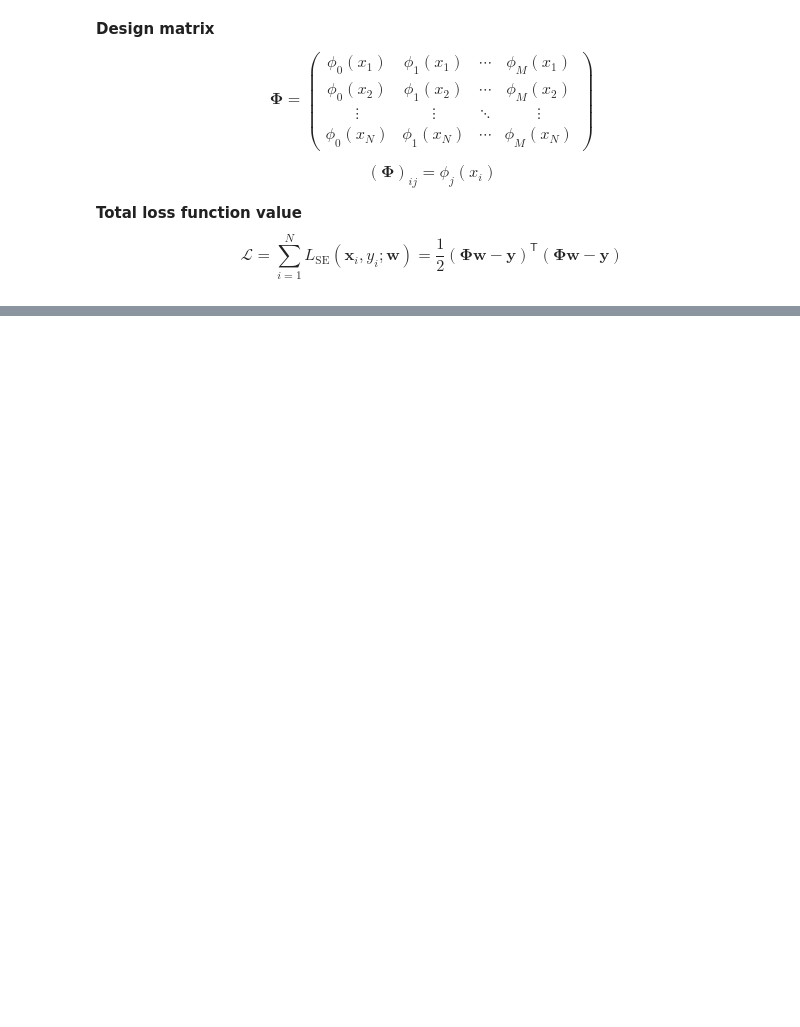
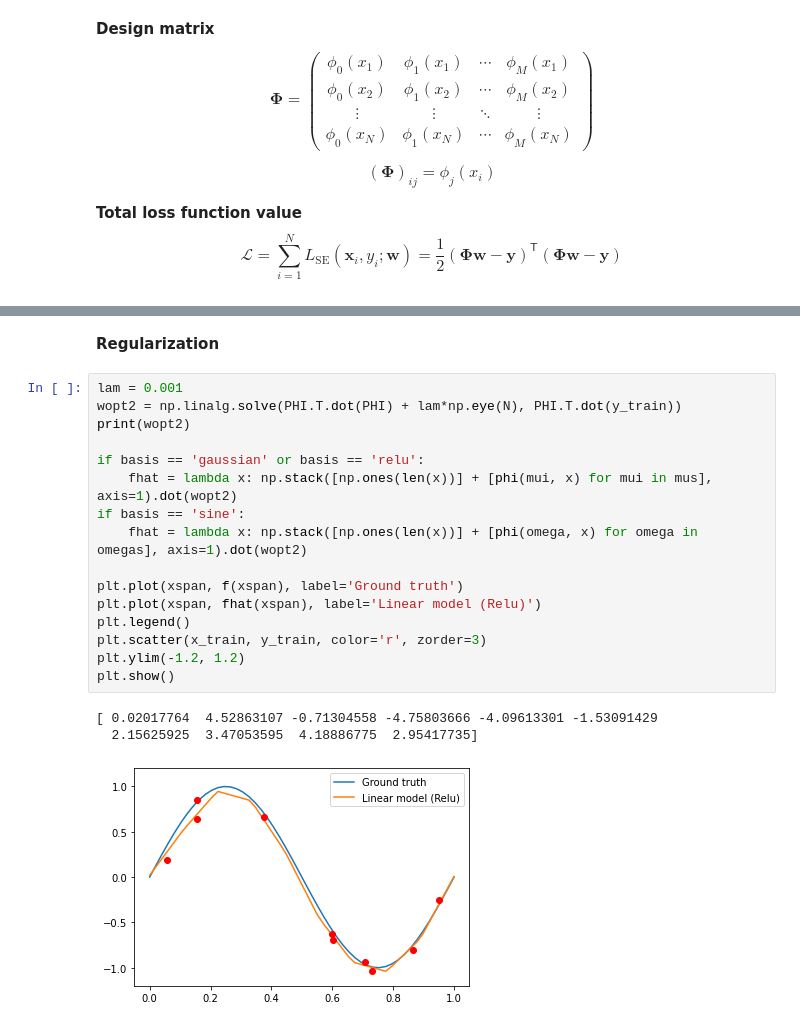
Before and after one commit to cdl-hanyang/cdl2022-s-ml, a Jupyter notebook: week2_1_linear_models.ipynb, the cells around one changed output, grey strips where cells are left out. Saved outputs shown, nothing was run; the diff lists cells and outputs as text; blank space fills up the shorter version.

```diff
--- a/week2_1_linear_models.ipynb
+++ b/week2_1_linear_models.ipynb
@@ -96,0 +99,22 @@ plt.show()
+# %% [markdown]
+**Regularization**
+# %%
+lam = 0.001
+wopt2 = np.linalg.solve(PHI.T.dot(PHI) + lam*np.eye(N), PHI.T.dot(y_train))
+print(wopt2)
+
+if basis == 'gaussian' or basis == 'relu':
+    fhat = lambda x: np.stack([np.ones(len(x))] + [phi(mui, x) for mui in mus], axis=1).dot(wopt2)
+if basis == 'sine':
+    fhat = lambda x: np.stack([np.ones(len(x))] + [phi(omega, x) for omega in omegas], axis=1).dot(wopt2)
+
+plt.plot(xspan, f(xspan), label='Ground truth')
+plt.plot(xspan, fhat(xspan), label='Linear model (Relu)')
+plt.legend()
+plt.scatter(x_train, y_train, color='r', zorder=3)
+plt.ylim(-1.2, 1.2)
+plt.show()
+# %% [output]
+[ 0.02017764  4.52863107 -0.71304558 -4.75803666 -4.09613301 -1.53091429
+  2.15625925  3.47053595  4.18886775  2.95417735]
+[figure, added]
```
Also changed, not shown: parts of 3 cells of this notebook.
